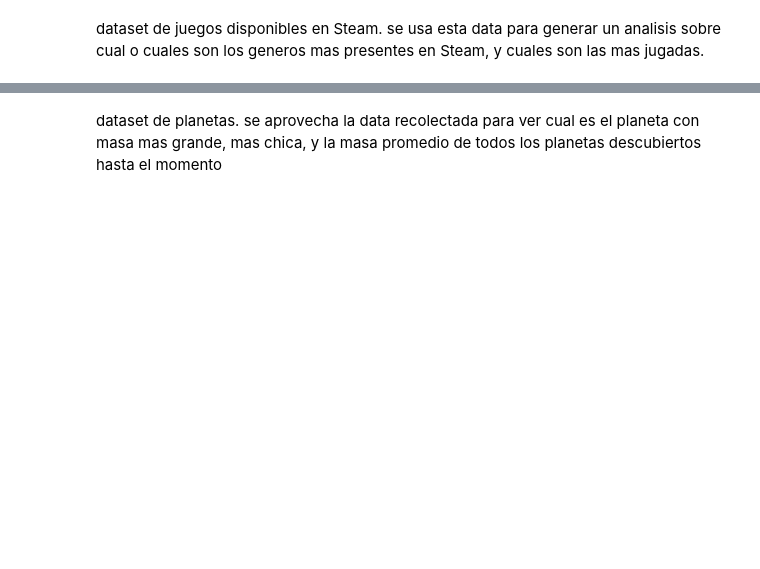
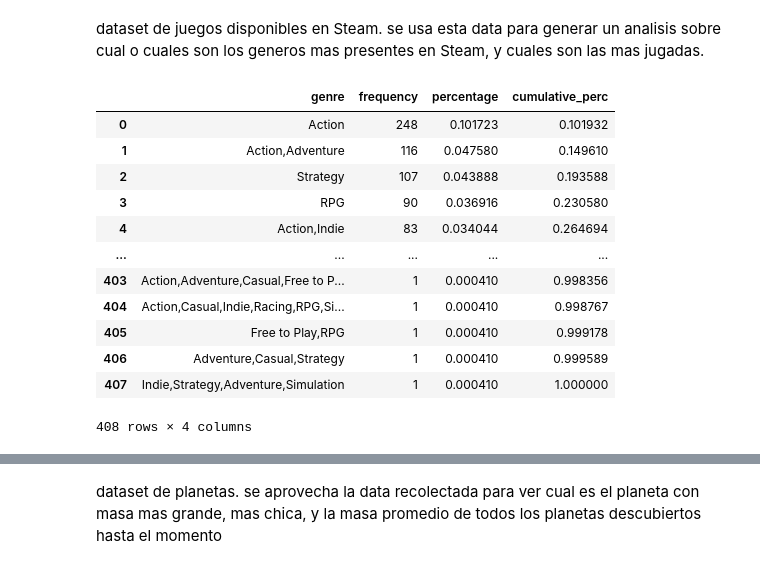
Before and after one commit to L-Novelli/coder_database, a Jupyter notebook: notebook/datasets_Novelli.ipynb, the cells around one changed output, grey strips where cells are left out. Cells and saved outputs as stored; diff of their text form; code cells hidden in the pictures; blank space fills up the shorter version.

```diff
--- a/notebook/datasets_Novelli.ipynb
+++ b/notebook/datasets_Novelli.ipynb
@@ -29,0 +74,3 @@ dataframe = pd.read_csv('https://github.com/L-Novelli/coder_database/blob/master
+# %%
+steam_df = pd.read_csv('C:/Users/lnove/Desktop/DATA/Final/Datasets/steam_games.csv')
+steam_df
@@ -30,3 +91,19 @@ dataframe = pd.read_csv('https://github.com/L-Novelli/coder_database/blob/master
 # %% [markdown]
 dataset de juegos disponibles en Steam.
 se usa esta data para generar un analisis sobre cual o cuales son los generos mas presentes en Steam, y cuales son las mas jugadas.
+# %%
+freq_tbl(steam_df['genre'])
+# %% [output]
+|  | genre | frequency | percentage | cumulative_perc |
+| 0 | Action | 248 | 0.101723 | 0.101932 |
+| 1 | Action,Adventure | 116 | 0.047580 | 0.149610 |
+| 2 | Strategy | 107 | 0.043888 | 0.193588 |
+| 3 | RPG | 90 | 0.036916 | 0.230580 |
+| 4 | Action,Indie | 83 | 0.034044 | 0.264694 |
+| ... | ... | ... | ... | ... |
+| 403 | Action,Adventure,Casual,Free to P... | 1 | 0.000410 | 0.998356 |
+| 404 | Action,Casual,Indie,Racing,RPG,Si... | 1 | 0.000410 | 0.998767 |
+| 405 | Free to Play,RPG | 1 | 0.000410 | 0.999178 |
+| 406 | Adventure,Casual,Strategy | 1 | 0.000410 | 0.999589 |
+| 407 | Indie,Strategy,Adventure,Simulation | 1 | 0.000410 | 1.000000 |
+408 rows × 4 columns
```
Also changed, not shown: parts of 13 cells of this notebook, 2 other files.
